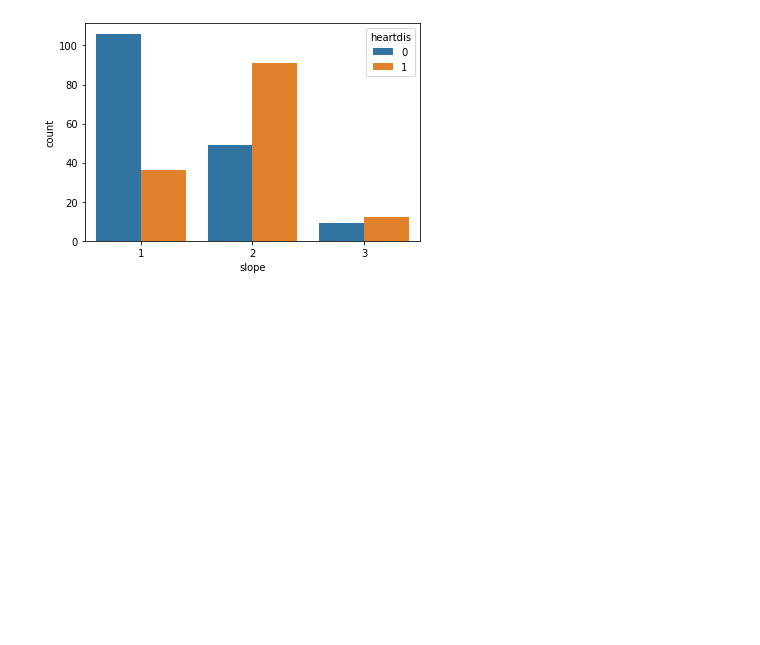
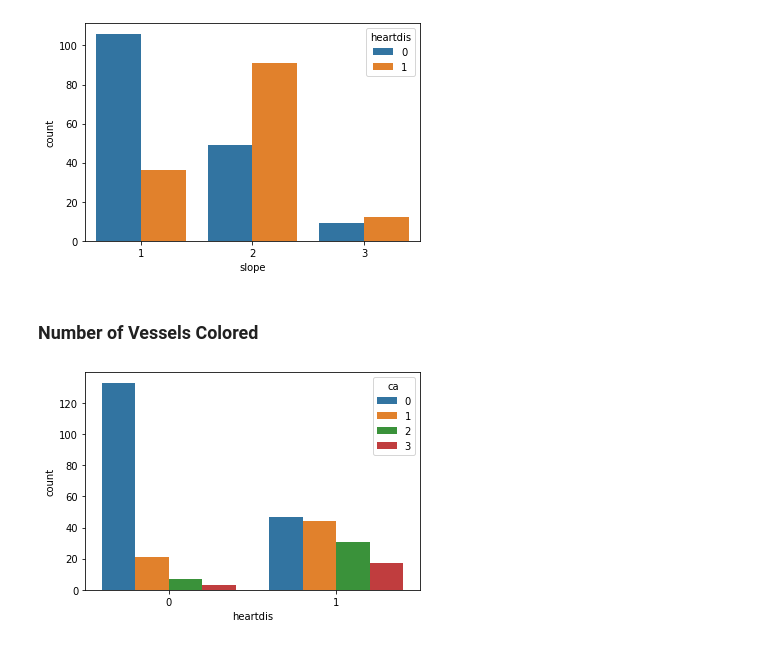
Before and after one commit to AnaliticaComputacional-2023-10/Proyecto1, a Jupyter notebook: EDA_Multivariate.ipynb, the cells around one changed output. Cells and saved outputs as stored; diff of their text form; code cells hidden in the pictures; blank space fills up the shorter version.

```diff
--- a/EDA_Multivariate.ipynb
+++ b/EDA_Multivariate.ipynb
@@ -262,3 +279,10 @@ sns.countplot(data=df, hue='heartdis', x='slope')
 plt.show()
 # %% [output]
 [figure]
+# %% [markdown]
+### Number of Vessels Colored
+# %%
+sns.countplot(data=df, x='heartdis', hue='ca')
+plt.show()
+# %% [output]
+[figure, added]
```
Also changed, not shown: parts of 34 cells of this notebook.
